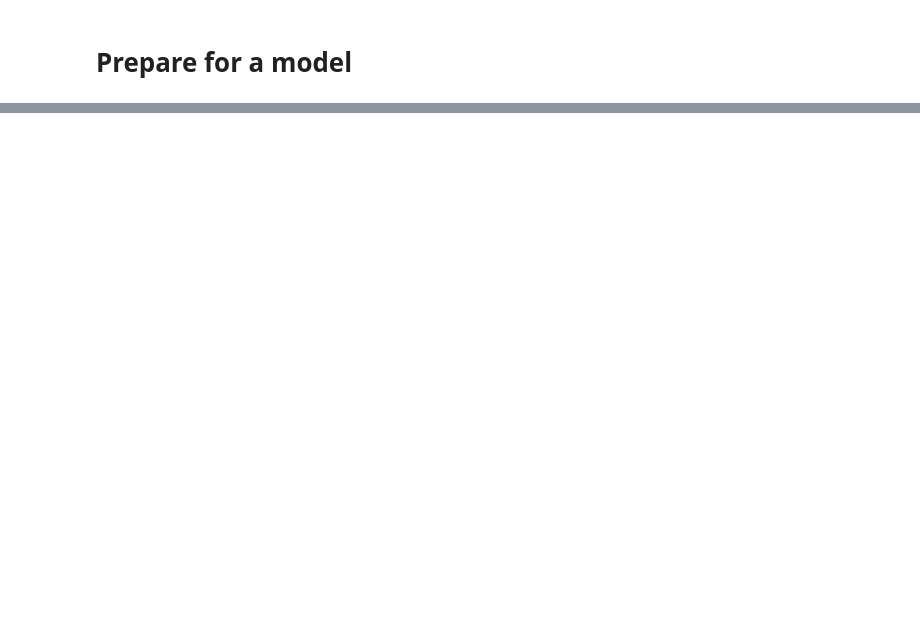
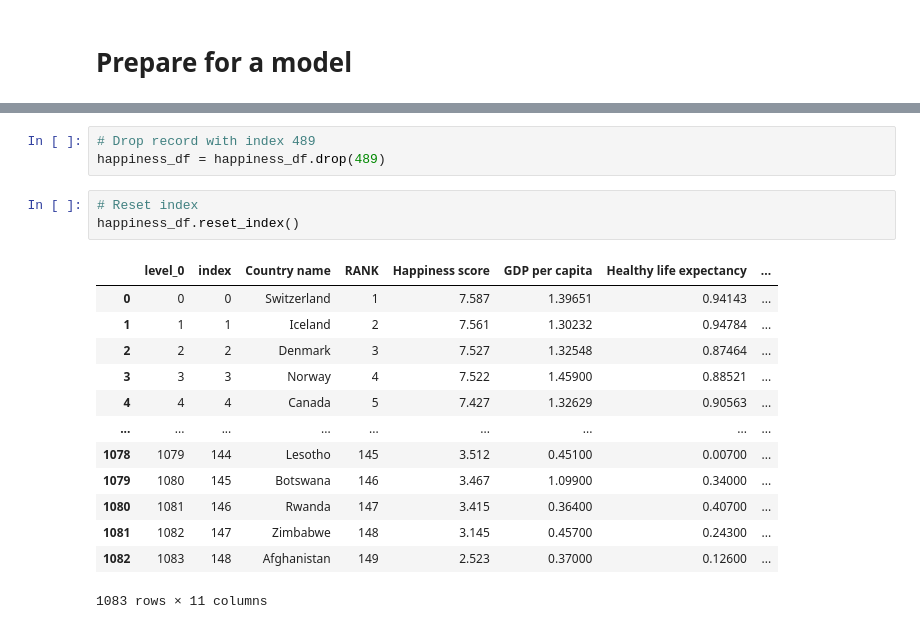
Before and after one commit to dileepadrd/project_2, a Jupyter notebook: Project2_Happyness_report.ipynb, the cells around one changed output, grey strips where cells are left out. Drawn from its saved outputs; the diff is of its cells as text; blank space fills up the shorter version.

```diff
--- a/Project2_Happyness_report.ipynb
+++ b/Project2_Happyness_report.ipynb
@@ -208,0 +265,20 @@ happyness_2022_sortedbygdp_df.head(30)
+# %%
+# Drop record with index 489
+happiness_df = happiness_df.drop(489)
+# %%
+# Reset index
+happiness_df.reset_index()
+# %% [output]
+|  | level_0 | index | Country name | RANK | Happiness score | GDP per capita | Healthy life expectancy | ... |
+| 0 | 0 | 0 | Switzerland | 1 | 7.587 | 1.39651 | 0.94143 | ... |
+| 1 | 1 | 1 | Iceland | 2 | 7.561 | 1.30232 | 0.94784 | ... |
+| 2 | 2 | 2 | Denmark | 3 | 7.527 | 1.32548 | 0.87464 | ... |
+| 3 | 3 | 3 | Norway | 4 | 7.522 | 1.45900 | 0.88521 | ... |
+| 4 | 4 | 4 | Canada | 5 | 7.427 | 1.32629 | 0.90563 | ... |
+| ... | ... | ... | ... | ... | ... | ... | ... | ... |
+| 1078 | 1079 | 144 | Lesotho | 145 | 3.512 | 0.45100 | 0.00700 | ... |
+| 1079 | 1080 | 145 | Botswana | 146 | 3.467 | 1.09900 | 0.34000 | ... |
+| 1080 | 1081 | 146 | Rwanda | 147 | 3.415 | 0.36400 | 0.40700 | ... |
+| 1081 | 1082 | 147 | Zimbabwe | 148 | 3.145 | 0.45700 | 0.24300 | ... |
+| 1082 | 1083 | 148 | Afghanistan | 149 | 2.523 | 0.37000 | 0.12600 | ... |
+1083 rows × 11 columns
```
Also changed, not shown: parts of 8 cells of this notebook.
